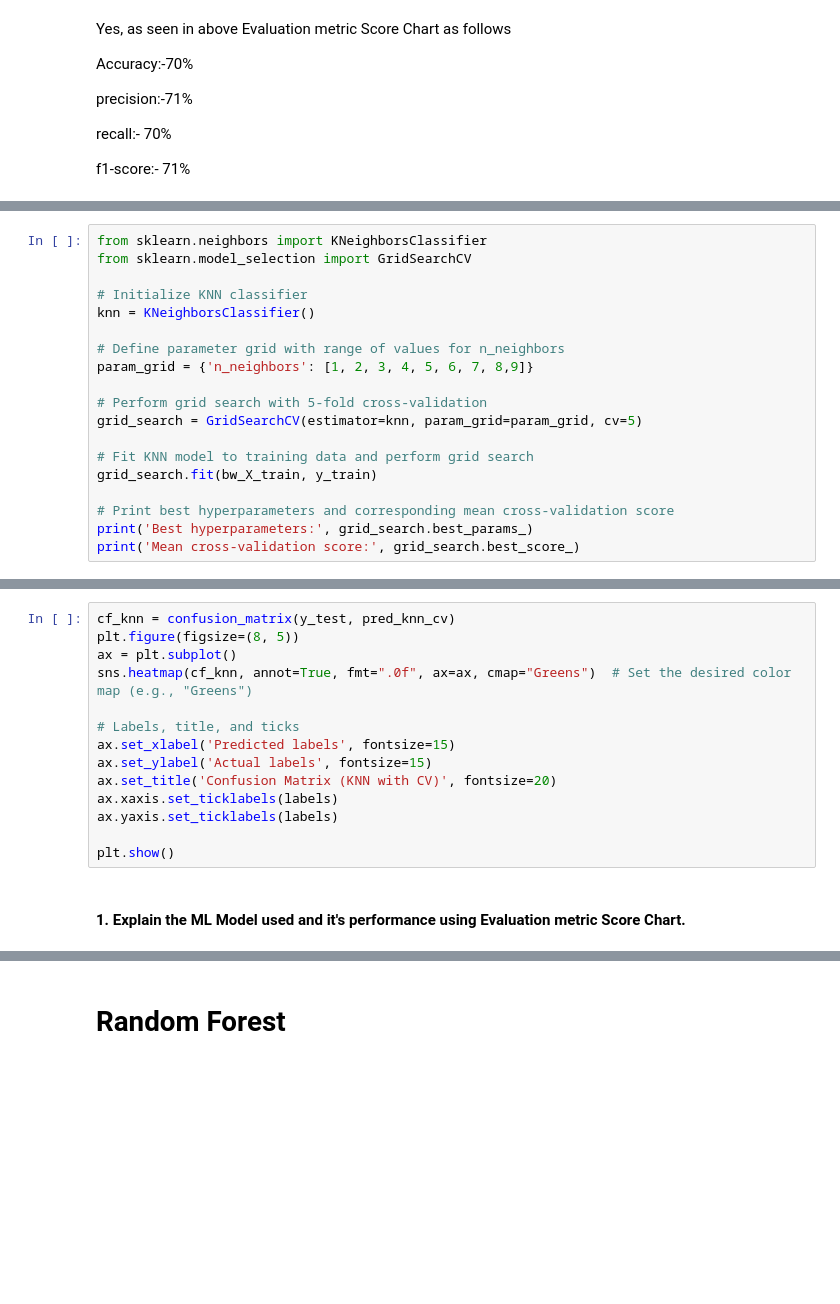
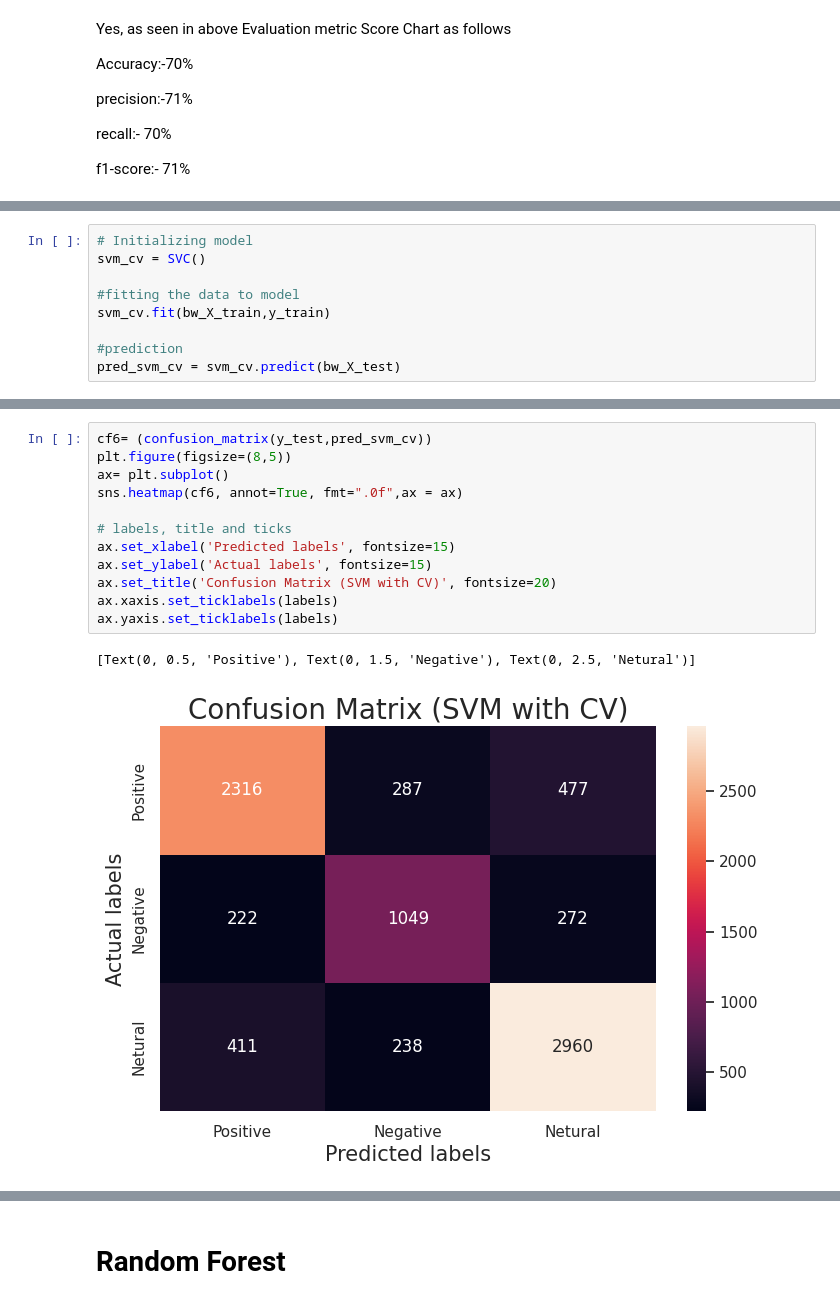
Before and after one commit to paralkardhananjay/Coronavirus-Tweets-Sentimental-D-Paralkar, a Jupyter notebook: Coronavirus_Tweets_Sentimental_|_Classification_|_D_Paralkar.ipynb, the cells around one changed output, grey strips where cells are left out. Cells and saved outputs as stored; diff of their text form; blank space fills up the shorter version.

```diff
--- a/Coronavirus_Tweets_Sentimental_|_Classification_|_D_Paralkar.ipynb
+++ b/Coronavirus_Tweets_Sentimental_|_Classification_|_D_Paralkar.ipynb
@@ -790,19 +1102,0 @@ It is a simple algorithm that works by finding the K closest instances in the tr
-# %%
-from sklearn.neighbors import KNeighborsClassifier
-from sklearn.model_selection import GridSearchCV
-
-# Initialize KNN classifier
-knn = KNeighborsClassifier()
-
-# Define parameter grid with range of values for n_neighbors
-param_grid = {'n_neighbors': [1, 2, 3, 4, 5, 6, 7, 8,9]}
-
-# Perform grid search with 5-fold cross-validation
-grid_search = GridSearchCV(estimator=knn, param_grid=param_grid, cv=5)
-
-# Fit KNN model to training data and perform grid search
-grid_search.fit(bw_X_train, y_train)
-
-# Print best hyperparameters and corresponding mean cross-validation score
-print('Best hyperparameters:', grid_search.best_params_)
-print('Mean cross-validation score:', grid_search.best_score_)
@@ -813,0 +1107,9 @@ pred_knn_cv
+# %%
+# Initializing model
+svm_cv = SVC()
+
+#fitting the data to model
+svm_cv.fit(bw_X_train,y_train)
+
+#prediction
+pred_svm_cv = svm_cv.predict(bw_X_test)
@@ -822,17 +1141,16 @@ print(classification_report(y_test,pred_knn_cv))
 # %%
-cf_knn = confusion_matrix(y_test, pred_knn_cv)
-plt.figure(figsize=(8, 5))
-ax = plt.subplot()
-sns.heatmap(cf_knn, annot=True, fmt=".0f", ax=ax, cmap="Greens")  # Set the desired color map (e.g., "Greens")
+cf6= (confusion_matrix(y_test,pred_svm_cv))
+plt.figure(figsize=(8,5))
+ax= plt.subplot()
+sns.heatmap(cf6, annot=True, fmt=".0f",ax = ax)
 
-# Labels, title, and ticks
+# labels, title and ticks
 ax.set_xlabel('Predicted labels', fontsize=15)
 ax.set_ylabel('Actual labels', fontsize=15)
-ax.set_title('Confusion Matrix (KNN with CV)', fontsize=20)
+ax.set_title('Confusion Matrix (SVM with CV)', fontsize=20)
 ax.xaxis.set_ticklabels(labels)
 ax.yaxis.set_ticklabels(labels)
-
-plt.show()
+# %% [output]
+[Text(0, 0.5, 'Positive'), Text(0, 1.5, 'Negative'), Text(0, 2.5, 'Netural')]
+[figure, added]
-# %% [markdown]
-#### 1. Explain the ML Model used and it's performance using Evaluation metric Score Chart.
 # %% [markdown]
```
Also changed, not shown: parts of 180 cells of this notebook.
